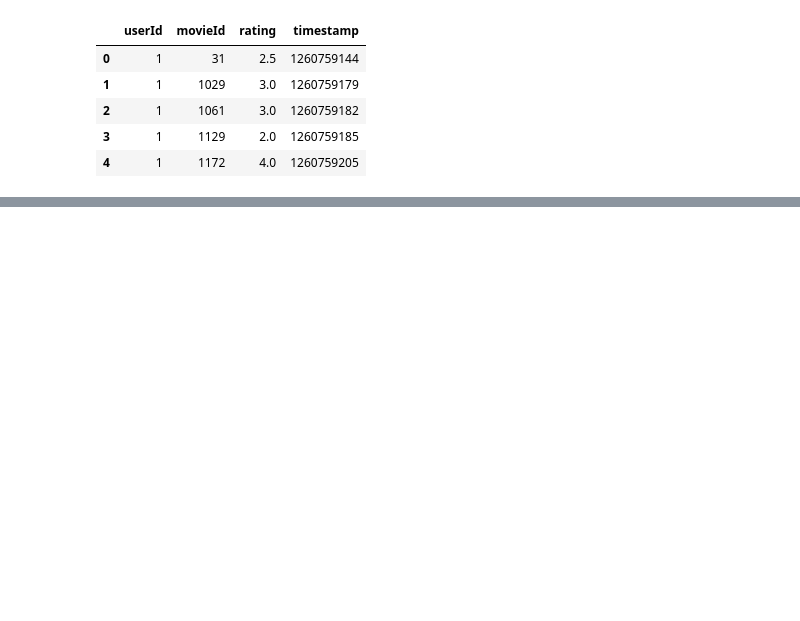
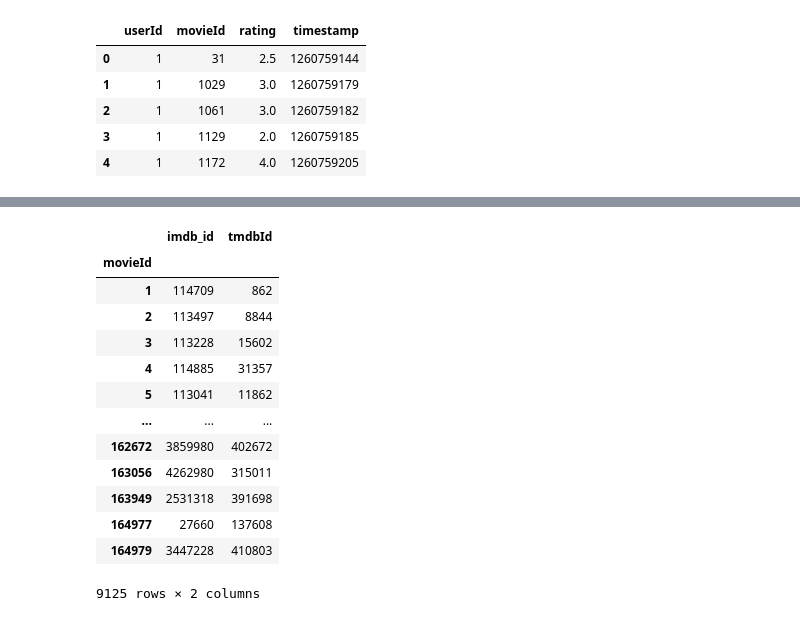
Before and after one commit to bsdutton/PROJECT2---ETL, a Jupyter notebook: ETL-alisaghafi-lastone for backup.ipynb, the cells around one changed output, grey strips where cells are left out. Drawn from its saved outputs; the diff is of its cells as text; code cells hidden in the pictures; blank space fills up the shorter version.

```diff
--- a/alitemp.ipynb
+++ b/ETL-alisaghafi-lastone for backup.ipynb
@@ -95,0 +190,2 @@ ratings_small.head()
+# %%
+links_small['tmdbId'] = links_small['tmdbId'].apply(lambda f: format(f, '.0f'))
@@ -95,0 +203,19 @@ ratings_small.head()
+# %%
+links_transformed.set_index("movieId", inplace=True)
+# %%
+links_transformed.dropna()
+# %% [output]
+|  | imdb_id | tmdbId |
+| movieId |  |  |
+| 1 | 114709 | 862 |
+| 2 | 113497 | 8844 |
+| 3 | 113228 | 15602 |
+| 4 | 114885 | 31357 |
+| 5 | 113041 | 11862 |
+| ... | ... | ... |
+| 162672 | 3859980 | 402672 |
+| 163056 | 4262980 | 315011 |
+| 163949 | 2531318 | 391698 |
+| 164977 | 27660 | 137608 |
+| 164979 | 3447228 | 410803 |
+9125 rows × 2 columns
```
Also changed, not shown: parts of 40 cells of this notebook, 3 other files.
